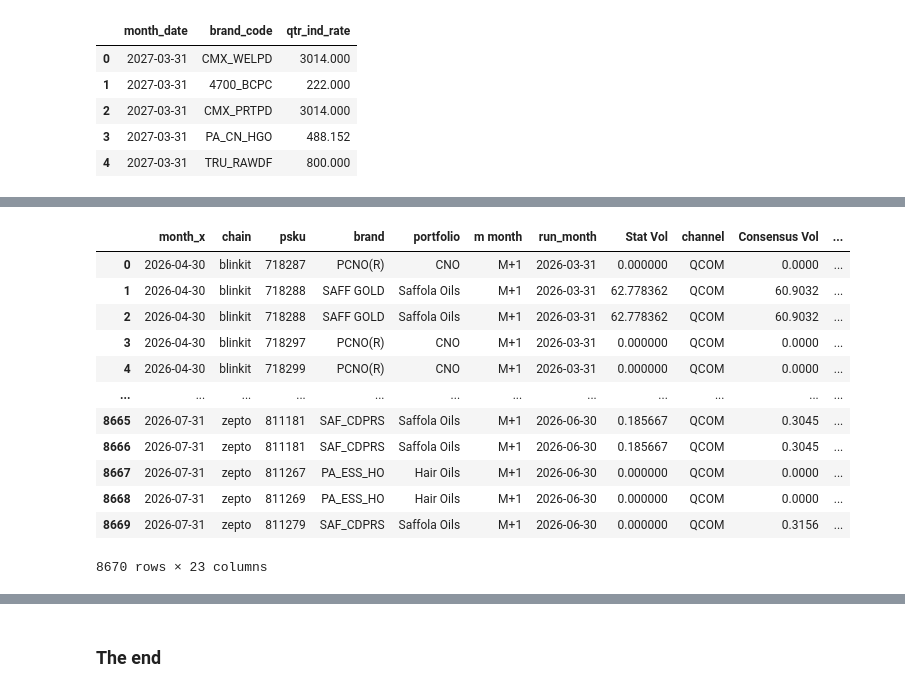
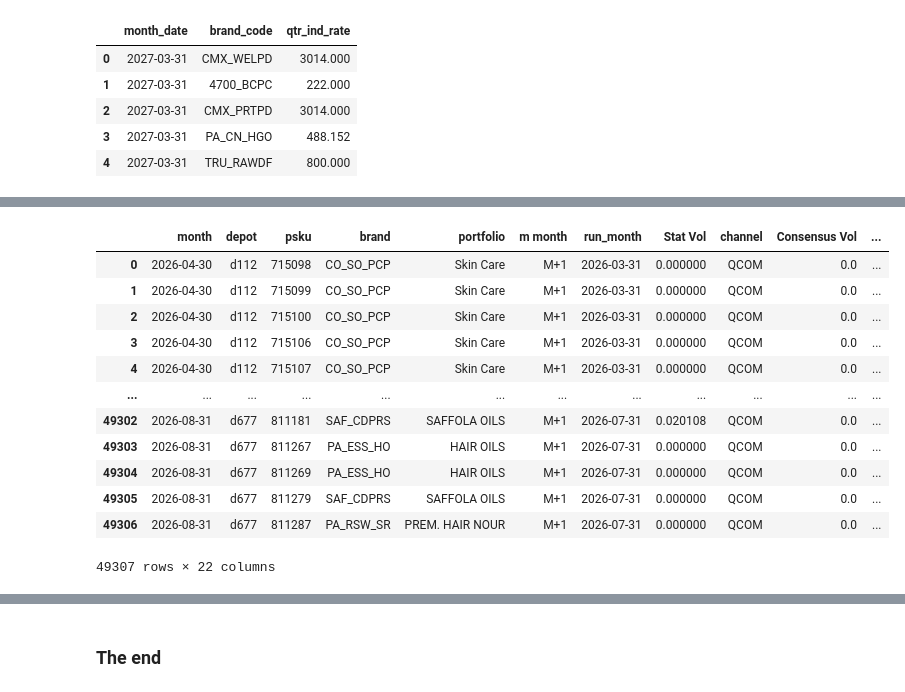
Before and after one commit to DSAmanSingh/collate_results_2, a Jupyter notebook: chain_forecast.ipynb, the cells around one changed output, grey strips where cells are left out. Drawn from its saved outputs; the diff is of its cells as text; code cells hidden in the pictures.

Commit message:
chain_forecast

```diff
--- a/chain_forecast.ipynb
+++ b/chain_forecast.ipynb
@@ -2115,0 +2525,6 @@ qcom_df
+# %%
+qcom_df['Stat Error'] = qcom_df['Stat Val'] - qcom_df['Actuals Val']
+qcom_df['Consensus Error'] = qcom_df['Consensus Val'] - qcom_df['Actuals Val']
+
+qcom_df['Stat Abs Error'] = np.abs(qcom_df['Stat Error'])
+qcom_df['Consensus Abs Error'] = np.abs(qcom_df['Consensus Error'])
@@ -2116,5 +2547,5 @@ qcom_df
 # %%
-final_df = final_df.groupby(['chain_name', 'realigned_psku', 'run_month','month_date'], as_index=False)[['vol_in_rum', 'forecast_quantity']].sum()
-final_df.rename(columns={'chain_name':'chain','realigned_psku': 'psku','month_date':'month'}, inplace=True)
+final_df = final_df.groupby(['depot', 'realigned_psku', 'run_month','month_date'], as_index=False)[['vol_in_rum', 'forecast_quantity']].sum()
+final_df.rename(columns={'realigned_psku': 'psku','month_date':'month'}, inplace=True)
 final_df
 # %% [output]
@@ -2134,4 +2565,4 @@ final_df
 # %%
-final_df = final_df[final_df['run_month'].isin(['2026-03-31', '2026-04-30', '2026-05-31', '2026-06-30'])]
+final_df = final_df[final_df['run_month'].isin(['2026-03-31', '2026-04-30', '2026-05-31', '2026-06-30','2026-07-31'])]
 final_df
 # %% [output]
@@ -2171,0 +2619,4 @@ final_df['m_month_chain'] = final_df.apply(
+# %%
+qcom_df = qcom_df[qcom_df['run_month'].isin(['2026-03-31', '2026-04-30', '2026-05-31', '2026-06-30','2026-07-31'])]
+qcom_df = qcom_df[qcom_df['m month'] == 'M+1']
+qcom_df
@@ -2172,21 +2653,23 @@ final_df['m_month_chain'] = final_df.apply(
 # %%
-final_df['chain'] = final_df['chain'].str.lower()
-merged_df = qcom_df.merge(final_df, on=['chain', 'psku', 'run_month'], how='left')
+final_df['depot'] = final_df['depot'].str.lower()
+qcom_df['depot'] = qcom_df['depot'].str.lower()
+
+merged_df = qcom_df.merge(final_df, on=['depot', 'psku', 'run_month','month'], how='left')
 merged_df
 # %% [output]
-|  | month_x | chain | psku | brand | portfolio | m month | run_month | Stat Vol | channel | Consensus Vol | ... |
-| 0 | 2026-04-30 | blinkit | 718287 | PCNO(R) | CNO | M+1 | 2026-03-31 | 0.000000 | QCOM | 0.0000 | ... |
-| 1 | 2026-04-30 | blinkit | 718288 | SAFF GOLD | Saffola Oils | M+1 | 2026-03-31 | 62.778362 | QCOM | 60.9032 | ... |
-| 2 | 2026-04-30 | blinkit | 718288 | SAFF GOLD | Saffola Oils | M+1 | 2026-03-31 | 62.778362 | QCOM | 60.9032 | ... |
-| 3 | 2026-04-30 | blinkit | 718297 | PCNO(R) | CNO | M+1 | 2026-03-31 | 0.000000 | QCOM | 0.0000 | ... |
-| 4 | 2026-04-30 | blinkit | 718299 | PCNO(R) | CNO | M+1 | 2026-03-31 | 0.000000 | QCOM | 0.0000 | ... |
+|  | month | depot | psku | brand | portfolio | m month | run_month | Stat Vol | channel | Consensus Vol | ... |
+| 0 | 2026-04-30 | d112 | 715098 | CO_SO_PCP | Skin Care | M+1 | 2026-03-31 | 0.000000 | QCOM | 0.0 | ... |
+| 1 | 2026-04-30 | d112 | 715099 | CO_SO_PCP | Skin Care | M+1 | 2026-03-31 | 0.000000 | QCOM | 0.0 | ... |
+| 2 | 2026-04-30 | d112 | 715100 | CO_SO_PCP | Skin Care | M+1 | 2026-03-31 | 0.000000 | QCOM | 0.0 | ... |
+| 3 | 2026-04-30 | d112 | 715106 | CO_SO_PCP | Skin Care | M+1 | 2026-03-31 | 0.000000 | QCOM | 0.0 | ... |
+| 4 | 2026-04-30 | d112 | 715107 | CO_SO_PCP | Skin Care | M+1 | 2026-03-31 | 0.000000 | QCOM | 0.0 | ... |
 | ... | ... | ... | ... | ... | ... | ... | ... | ... | ... | ... | ... |
-| 8665 | 2026-07-31 | zepto | 811181 | SAF_CDPRS | Saffola Oils | M+1 | 2026-06-30 | 0.185667 | QCOM | 0.3045 | ... |
-| 8666 | 2026-07-31 | zepto | 811181 | SAF_CDPRS | Saffola Oils | M+1 | 2026-06-30 | 0.185667 | QCOM | 0.3045 | ... |
-| 8667 | 2026-07-31 | zepto | 811267 | PA_ESS_HO | Hair Oils | M+1 | 2026-06-30 | 0.000000 | QCOM | 0.0000 | ... |
-| 8668 | 2026-07-31 | zepto | 811269 | PA_ESS_HO | Hair Oils | M+1 | 2026-06-30 | 0.000000 | QCOM | 0.0000 | ... |
-| 8669 | 2026-07-31 | zepto | 811279 | SAF_CDPRS | Saffola Oils | M+1 | 2026-06-30 | 0.000000 | QCOM | 0.3156 | ... |
+| 49302 | 2026-08-31 | d677 | 811181 | SAF_CDPRS | SAFFOLA OILS | M+1 | 2026-07-31 | 0.020108 | QCOM | 0.0 | ... |
+| 49303 | 2026-08-31 | d677 | 811267 | PA_ESS_HO | HAIR OILS | M+1 | 2026-07-31 | 0.000000 | QCOM | 0.0 | ... |
+| 49304 | 2026-08-31 | d677 | 811269 | PA_ESS_HO | HAIR OILS | M+1 | 2026-07-31 | 0.000000 | QCOM | 0.0 | ... |
+| 49305 | 2026-08-31 | d677 | 811279 | SAF_CDPRS | SAFFOLA OILS | M+1 | 2026-07-31 | 0.000000 | QCOM | 0.0 | ... |
+| 49306 | 2026-08-31 | d677 | 811287 | PA_RSW_SR | PREM. HAIR NOUR | M+1 | 2026-07-31 | 0.000000 | QCOM | 0.0 | ... |
-8670 rows × 23 columns
+49307 rows × 22 columns
 # %%
 merged_df['Chain Val'] = merged_df['vol_in_rum'] * merged_df['Index Rate'] / (10 ** 7)
 merged_df['Chain Error'] = merged_df['Chain Val'] - merged_df['Actuals Val']
```
Also changed, not shown: parts of 121 cells of this notebook, 1 other file.
